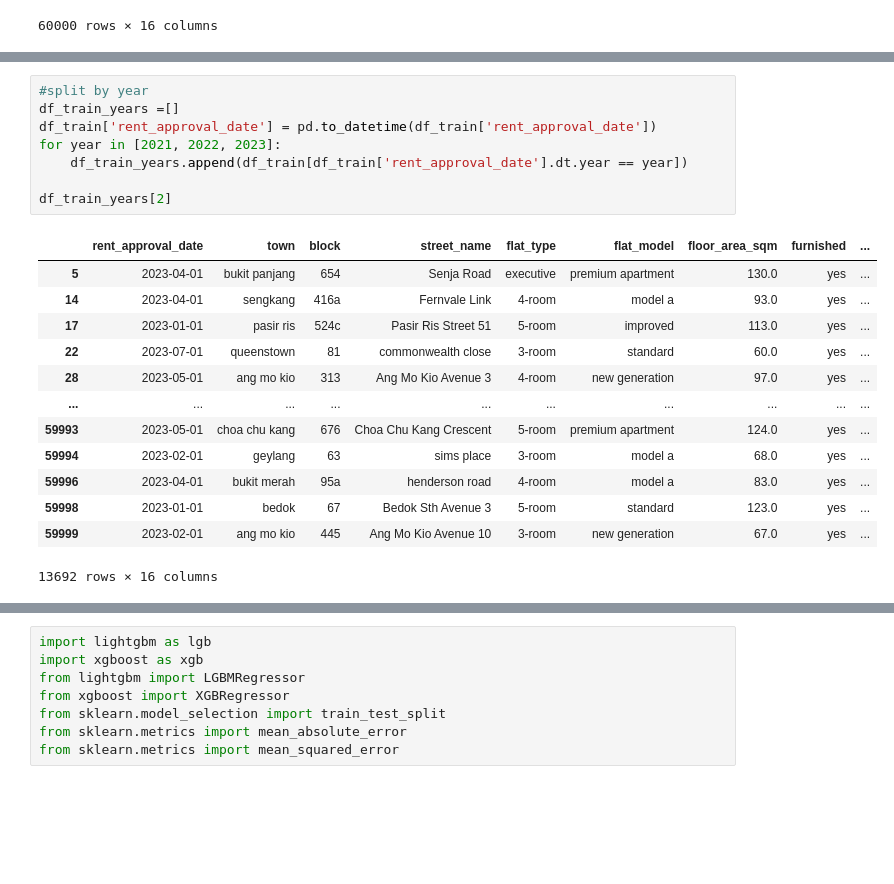
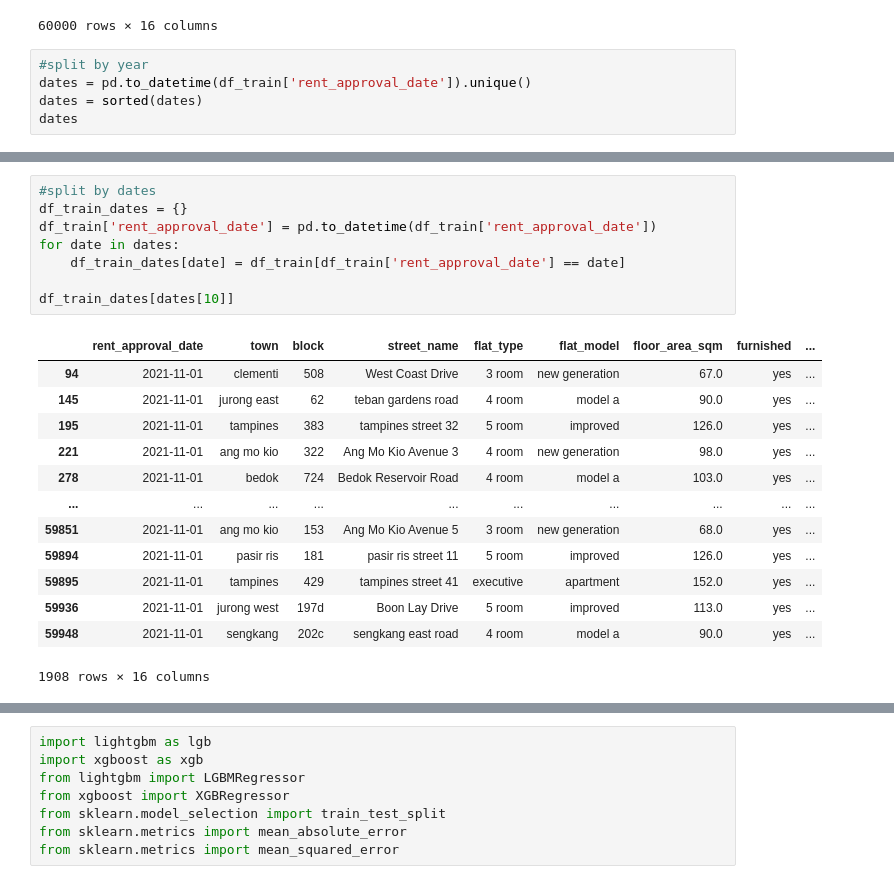
Before and after one commit to Concyclics/NUS-CS5228-project, a Jupyter notebook: predict_with_KNN_feature.ipynb, the cells around one changed output, grey strips where cells are left out. Saved outputs shown, nothing was run; the diff lists cells and outputs as text; blank space fills up the shorter version.

Commit message:
split by date and gridCV

```diff
--- a/predict_with_KNN_feature.ipynb
+++ b/predict_with_KNN_feature.ipynb
@@ -304,3 +262,8 @@ df_train
 | 59998 | 2023-01 | bedok | 67 | Bedok Sth Avenue 3 | 5-room | standard | 123.0 | yes | ... |
 | 59999 | 2023-02 | ang mo kio | 445 | Ang Mo Kio Avenue 10 | 3-room | new generation | 67.0 | yes | ... |
 60000 rows × 16 columns
+# %%
+#split by year
+dates = pd.to_datetime(df_train['rent_approval_date']).unique()
+dates = sorted(dates)
+dates
@@ -307,22 +288,22 @@ df_train
 # %%
-#split by year
-df_train_years =[]
+#split by dates
+df_train_dates = {}
 df_train['rent_approval_date'] = pd.to_datetime(df_train['rent_approval_date'])
-for year in [2021, 2022, 2023]:
-    df_train_years.append(df_train[df_train['rent_approval_date'].dt.year == year])
+for date in dates:
+    df_train_dates[date] = df_train[df_train['rent_approval_date'] == date]
 
-df_train_years[2]
+df_train_dates[dates[10]]
 # %% [output]
 |  | rent_approval_date | town | block | street_name | flat_type | flat_model | floor_area_sqm | furnished | ... |
-| 5 | 2023-04-01 | bukit panjang | 654 | Senja Road | executive | premium apartment | 130.0 | yes | ... |
-| 14 | 2023-04-01 | sengkang | 416a | Fernvale Link | 4-room | model a | 93.0 | yes | ... |
-| 17 | 2023-01-01 | pasir ris | 524c | Pasir Ris Street 51 | 5-room | improved | 113.0 | yes | ... |
-| 22 | 2023-07-01 | queenstown | 81 | commonwealth close | 3-room | standard | 60.0 | yes | ... |
-| 28 | 2023-05-01 | ang mo kio | 313 | Ang Mo Kio Avenue 3 | 4-room | new generation | 97.0 | yes | ... |
+| 94 | 2021-11-01 | clementi | 508 | West Coast Drive | 3 room | new generation | 67.0 | yes | ... |
+| 145 | 2021-11-01 | jurong east | 62 | teban gardens road | 4 room | model a | 90.0 | yes | ... |
+| 195 | 2021-11-01 | tampines | 383 | tampines street 32 | 5 room | improved | 126.0 | yes | ... |
+| 221 | 2021-11-01 | ang mo kio | 322 | Ang Mo Kio Avenue 3 | 4 room | new generation | 98.0 | yes | ... |
+| 278 | 2021-11-01 | bedok | 724 | Bedok Reservoir Road | 4 room | model a | 103.0 | yes | ... |
 | ... | ... | ... | ... | ... | ... | ... | ... | ... | ... |
-| 59993 | 2023-05-01 | choa chu kang | 676 | Choa Chu Kang Crescent | 5-room | premium apartment | 124.0 | yes | ... |
-| 59994 | 2023-02-01 | geylang | 63 | sims place | 3-room | model a | 68.0 | yes | ... |
-| 59996 | 2023-04-01 | bukit merah | 95a | henderson road | 4-room | model a | 83.0 | yes | ... |
-| 59998 | 2023-01-01 | bedok | 67 | Bedok Sth Avenue 3 | 5-room | standard | 123.0 | yes | ... |
-| 59999 | 2023-02-01 | ang mo kio | 445 | Ang Mo Kio Avenue 10 | 3-room | new generation | 67.0 | yes | ... |
+| 59851 | 2021-11-01 | ang mo kio | 153 | Ang Mo Kio Avenue 5 | 3 room | new generation | 68.0 | yes | ... |
+| 59894 | 2021-11-01 | pasir ris | 181 | pasir ris street 11 | 5 room | improved | 126.0 | yes | ... |
+| 59895 | 2021-11-01 | tampines | 429 | tampines street 41 | executive | apartment | 152.0 | yes | ... |
+| 59936 | 2021-11-01 | jurong west | 197d | Boon Lay Drive | 5 room | improved | 113.0 | yes | ... |
+| 59948 | 2021-11-01 | sengkang | 202c | sengkang east road | 4 room | model a | 90.0 | yes | ... |
-13692 rows × 16 columns
+1908 rows × 16 columns
```
Also changed, not shown: parts of 23 cells of this notebook, 1 other file.
